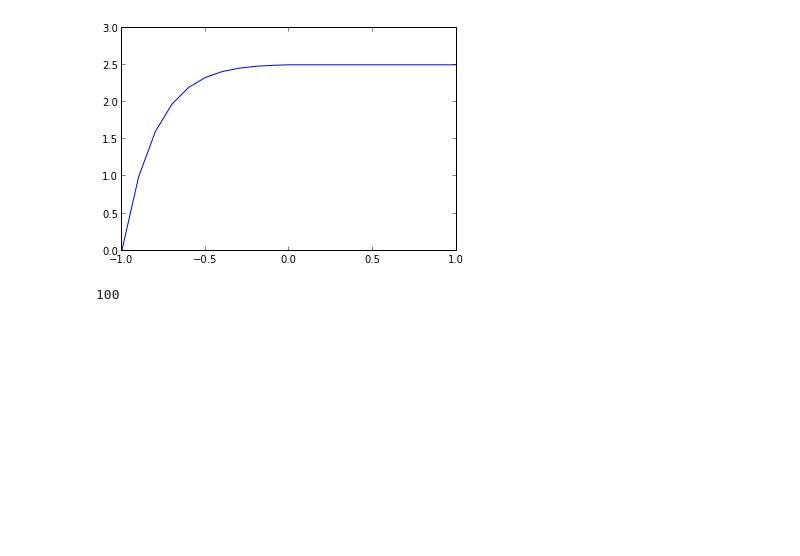
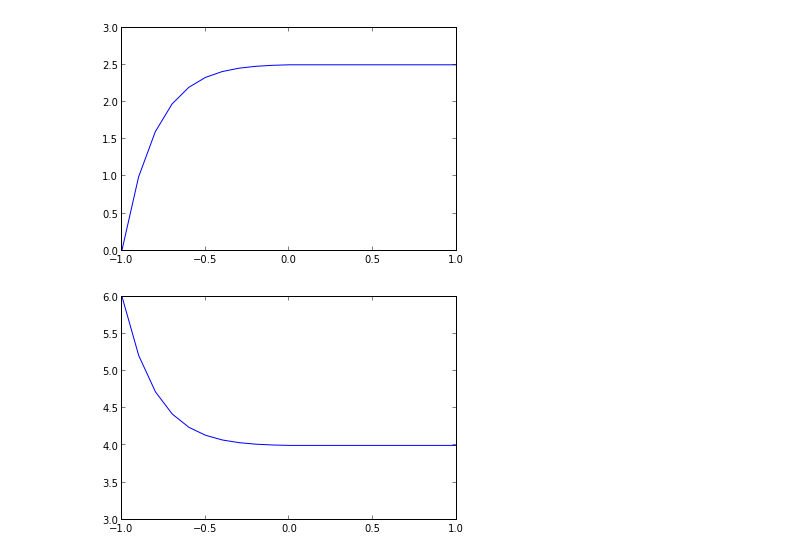
Before and after one commit to smdowl/BSETrader, a Jupyter notebook: Analysis.ipynb, the cells around one changed output. Drawn from its saved outputs; the diff is of its cells as text; code cells hidden in the pictures; blank space fills up the shorter version.

```diff
--- a/Analysis.ipynb
+++ b/Analysis.ipynb
@@ -118,8 +118,11 @@ plot(rs,trader.equilibrium*ones(len(rs)),'k--')
 # %% [output]
 [<matplotlib.lines.Line2D at 0x...>]
 [figure]
-# %%
-lob = {'bids':{'best':5}}
-print trader.calculate_r_shout(lob)
-# %% [output]
-100
+# %%
+from test_trader import *
+trader = create_trader()
+lob = get_lob()
+
+plot_rs(trader)
+# %% [output]
+[figure, added]
```
Also changed, not shown: 6 other files.
